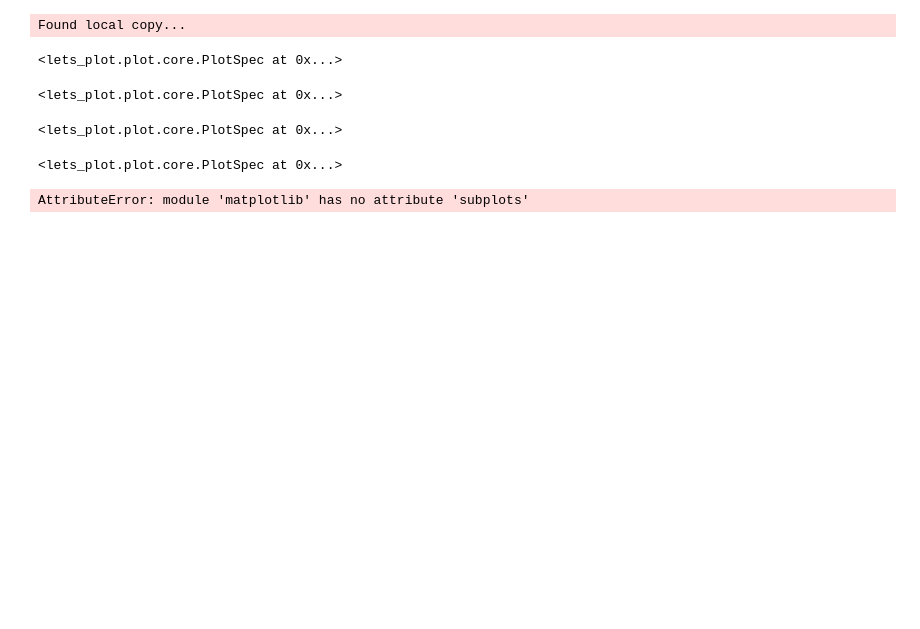
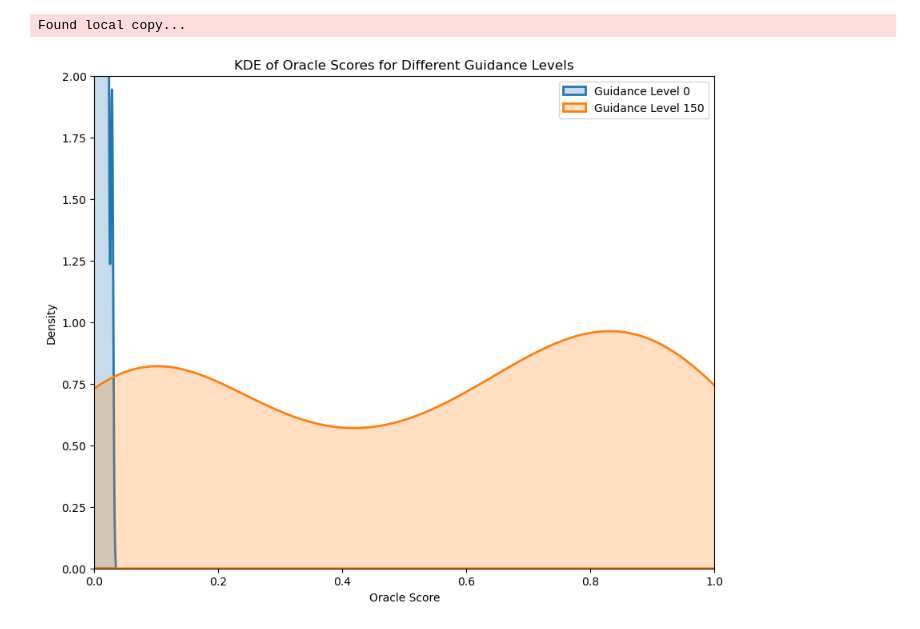
Before and after one commit to Horizon371/modified_drug_diff, a Jupyter notebook: notebooks/evaluation_with_single_property_guidance.ipynb, the cells around one changed output. Saved outputs shown, nothing was run; the diff lists cells and outputs as text; code cells hidden in the pictures; blank space fills up the shorter version.

```diff
--- a/notebooks/evaluation_with_single_property_guidance.ipynb
+++ b/notebooks/evaluation_with_single_property_guidance.ipynb
@@ -16,7 +18,7 @@ LetsPlot.setup_html()
 PROPERTY = 'mol_weight'
 # %%
 # load the generated data
-data = pd.read_csv(REPO_PATH + '/outputs/bioactivity_drd2_generation_simple_finite_differences.csv')
+data = pd.read_csv(REPO_PATH + 'outputs/guidance_150_50.csv')
 # %%
 # create a set of colours for plotting
 colors = ['#FF0000', '#FFA500', '#0000FF', '#008000']
@@ -34,24 +36,45 @@ data['oracle_score'] = data['smiles'].apply(oracle)
 # %% [output]
 Found local copy...
 # %%
-plots = []
-guidance_levels = data['guidance'].unique()
+import seaborn as sns
+import matplotlib.pyplot as plt
+from scipy.stats import gaussian_kde
 
-for idx, level in enumerate(guidance_levels):
+from rdkit.Chem import Draw
+from IPython.display import display
+
+# plots = []
+# guidance_levels = data['guidance'].unique()
+
+# for idx, level in enumerate(guidance_levels):
+#         subset = data[data['guidance'] == level]
+#         g = ggplot(subset, aes(x="oracle_score")) + \
+#                 geom_density(aes(group='guidance', color='guidance', fill='guidance'), alpha=0.3) + \
+#                 ggtitle(f'Oracle Score for Guidance Level {level}') + \
+#                 xlab('Oracle Score') + \
+#                 theme(legend_position='none')
+#         plots.append(g)
+
+# # Display the plots
+# for plot in plots:
+#         display(plot)
+
+
+# Create a KDE plot for the 'oracle_score' column with increased dpi
+guidance_levels_to_plot = [0, 150]
+
+plt.figure(figsize=(10, 8), dpi=100)
+plt.xlim(0, None)
+plt.ylim(None, 2)
+
+for level in guidance_levels_to_plot:
         subset = data[data['guidance'] == level]
-        g = ggplot(subset, aes(x="oracle_score")) + \
-                geom_histogram(aes(group='guidance', color='guidance', fill='guidance'), alpha=0.3) + \
-                ggtitle(f'Oracle Score for Guidance Level {level}') + \
-                xlab('Oracle Score') + \
-                theme(legend_position='none')
-        plots.append(g)
+        sns.kdeplot(subset["oracle_score"], bw_adjust=1, fill=True, linewidth=2, label=f"Guidance Level {level}")
 
-# Display the plots
-for plot in plots:
-        display(plot)
+plt.title("KDE of Oracle Scores for Different Guidance Levels")
+plt.xlabel("Oracle Score")
+plt.ylabel("Density")
+plt.legend()
+plt.show()
 # %% [output]
-<lets_plot.plot.core.PlotSpec at 0x...>
-<lets_plot.plot.core.PlotSpec at 0x...>
-<lets_plot.plot.core.PlotSpec at 0x...>
-<lets_plot.plot.core.PlotSpec at 0x...>
-AttributeError: module 'matplotlib' has no attribute 'subplots'
+[figure, added]
```
Also changed, not shown: parts of 2 cells of this notebook, 3 other files.
